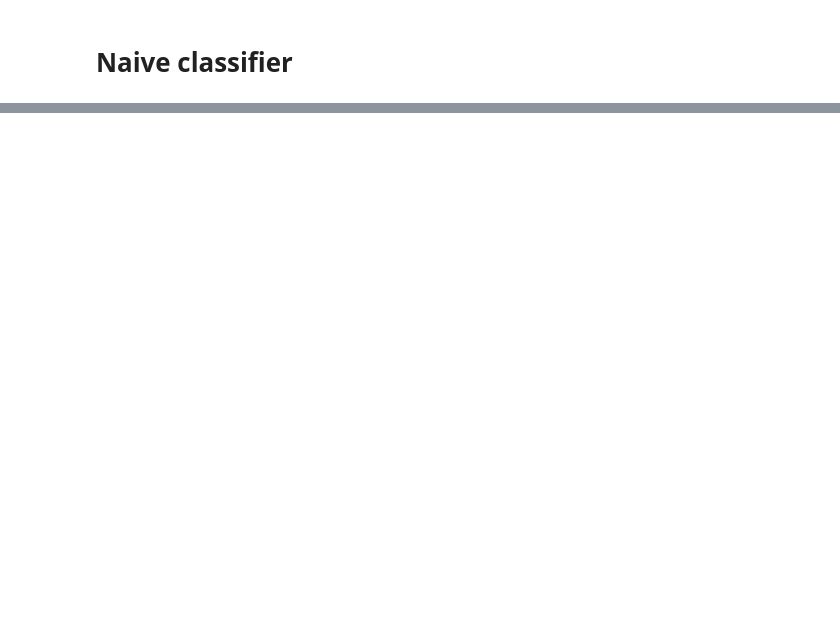
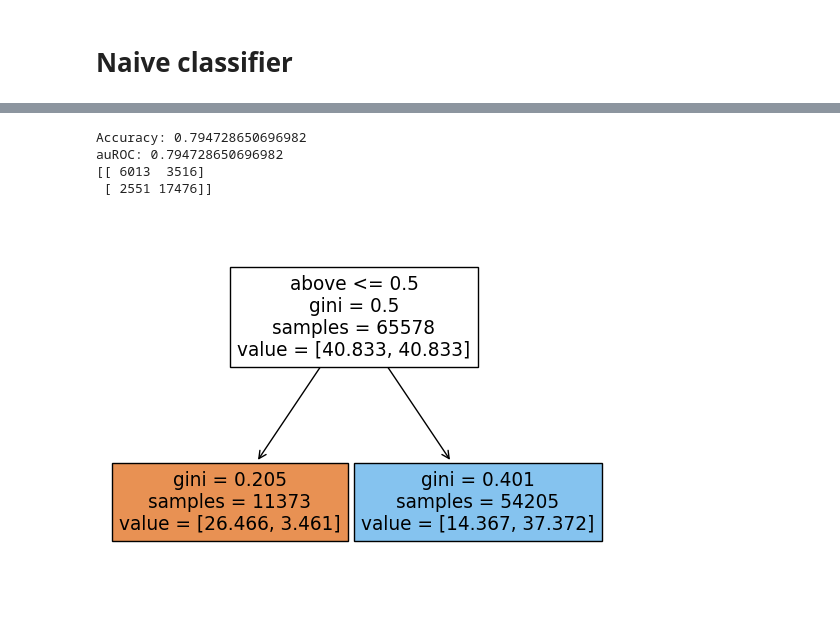
Before and after one commit to RachelMurray-Watson/COVID_forecasting, a Jupyter notebook: Naive_classifier.ipynb, the cells around one changed output, grey strips where cells are left out. Saved outputs shown, nothing was run; the diff lists cells and outputs as text; code cells hidden in the pictures; blank space fills up the shorter version.

```diff
--- a/Naive_classifier.ipynb
+++ b/Naive_classifier.ipynb
@@ -28,8 +28,7 @@ data_by_HSA['beds_over_15_100k'] = (data_by_HSA['beds_weekly'] > 15)*1
 
 data_by_HSA = data_by_HSA.dropna(subset=['admits_weekly', 'deaths_weekly', 'cases_weekly', 'icu_weekly', 'beds_weekly'])
 # %%
-### this code it's exactly in the x week period
-
+### this code it's exactly in  x weeks
 def prep_training_test_data(data, proportion, no_weeks, weeks_in_futre, if_train, geography, weight_col):
 ## Get the weeks for the x and y datasets
     x_weeks = []
@@ -38,8 +37,6 @@ def prep_training_test_data(data, proportion, no_weeks, weeks_in_futre, if_train
     for week in no_weeks:
         test_week = int(week) + weeks_in_futre
         x_weeks.append('_' + num2words(week) + '_')
-        for week_y in range(week, test_week):
-                y_weeks_to_check.append('_' + num2words(week_y) + '_')
         y_weeks.append('_' + num2words(test_week) + '_')
 
 ## Divide up the test/train split
@@ -57,7 +54,8 @@ def prep_training_test_data(data, proportion, no_weeks, weeks_in_futre, if_train
     k = 0
     for x_week in x_weeks:
             y_week = y_weeks[k]
-            k += 1
+            k +=1
+
             weeks_x = [col for col in data.columns if x_week in col]
             columns_x  = [geography] + weeks_x + [weight_col]
             data_x = data[columns_x]
@@ -65,6 +63,8 @@ def prep_training_test_data(data, proportion, no_weeks, weeks_in_futre, if_train
             weeks_y = [col for col in data.columns if y_week in col]
             columns_y  = [geography] + weeks_y
             data_y = data[columns_y]
+            ### now add the final column to the y data that has it so that it's if any week in the trhee week perdiod exceeded 15
+
             # ensure they have the same amount of data
             #remove rows in test_data1 with NA in test_data2
             data_x = data_x.dropna()
@@ -87,11 +87,10 @@ def prep_training_test_data(data, proportion, no_weeks, weeks_in_futre, if_train
 
                  X_week, y_week = oversample.fit_resample(X_week, y_week)
             weights = X_week.iloc[:, -1]
-            print(X_week.columns)
-            X_week = X_week.iloc[:, :len(X_week.columns)-2] # remove the weights and the "target" for that week
+            X_week = X_week.iloc[:, :len(X_week.columns)-1] # remove the weights and leave "target" for that week, inlcuding it as a feature
 
             #rename columns for concatenation
-            X_week.columns = range(1, len(data_x.columns) -2)
+            X_week.columns = range(1, len(data_x.columns) -1)
             y_week.columns = range(1, len(data_y.columns) -1)
             X_data = pd.concat([X_data, X_week])
             y_data = pd.concat([y_data, y_week])
@@ -456,0 +351,56 @@ y_data
+# %%
+X_train, y_train, weights, missing_data_train_HSA = prep_training_test_data(all_HSA_ID_weekly_data, [3,2], no_weeks = range(1, int(123*2/3) + 1), weeks_in_futre = 3, if_train = False, geography = 'HSA_ID', weight_col = 'weight')
+
+X_test, y_test, weights_test, missing_data_test_HSA = prep_training_test_data(all_HSA_ID_weekly_data, [3,2], no_weeks = range(int(123*2/3) + 1, 120), weeks_in_futre = 3, if_train = False, geography = 'HSA_ID',  weight_col = 'weight') #only goes to 120 as it's weeks in the future
+weights = weights[0]
+# %%
+# Create a decision tree classifier
+param_grid = {
+    'criterion': ['gini'],#, 'entropy'],
+    'max_depth': np.arange(1, 10),
+    'min_samples_split': np.arange(50, 200),
+    'min_samples_leaf': np.arange(50, 200)
+}
+
+param_grid = {
+    'criterion': ['gini'],#, 'entropy'],
+    'max_depth': np.arange(1, 10),
+    'min_samples_split':  np.arange(2, 100), #[100, 200, 300, 400, 500], #np.arange(50, 200),
+    'min_samples_leaf':  np.arange(2, 100) #100, 200, 300, 400, 500], #np.arange(500, 200)
+}
+
+# Create the Decision Tree classifier
+cv = RepeatedStratifiedKFold(n_splits=10,  n_repeats=10,random_state=1) ## 10-fold cross validations
+
+clf = DecisionTreeClassifier(random_state=10, class_weight='balanced')
+
+# Perform Randomized Search with 10-fold cross-validation
+random_search = RandomizedSearchCV(clf, param_grid, n_iter=100, cv=cv, random_state=10)
+random_search.fit(X_train, y_train, sample_weight = weights)
+
+best_params = random_search.best_params_
+
+# Create the Decision Tree classifier with the best hyperparameters
+clf = DecisionTreeClassifier(**best_params, random_state=10, class_weight='balanced')
+
+# Train the decision tree classifier
+clf.fit(X_train, y_train[0],  sample_weight = weights)
+
+# Make predictions on the test set
+y_pred = clf.predict(X_test)
+# Evaluate the accuracy of the model
+accuracy = accuracy_score(y_test[0], y_pred)
+ROC = roc_auc_score(y_test[0], y_pred)
+
+print("Accuracy:", accuracy)
+print("auROC:", accuracy)
+
+print(confusion_matrix(y_test, y_pred))
+plot_tree(clf, feature_names=['above'], filled=True)
+plt.savefig('Graphs/Naive_classifier_3_week_exact.png', dpi = 300)
+# %% [output]
+Accuracy: 0.794728650696982
+auROC: 0.794728650696982
+[[ 6013  3516]
+ [ 2551 17476]]
+[figure, added]
```
Also changed, not shown: parts of 10 cells of this notebook, 3 other files.
